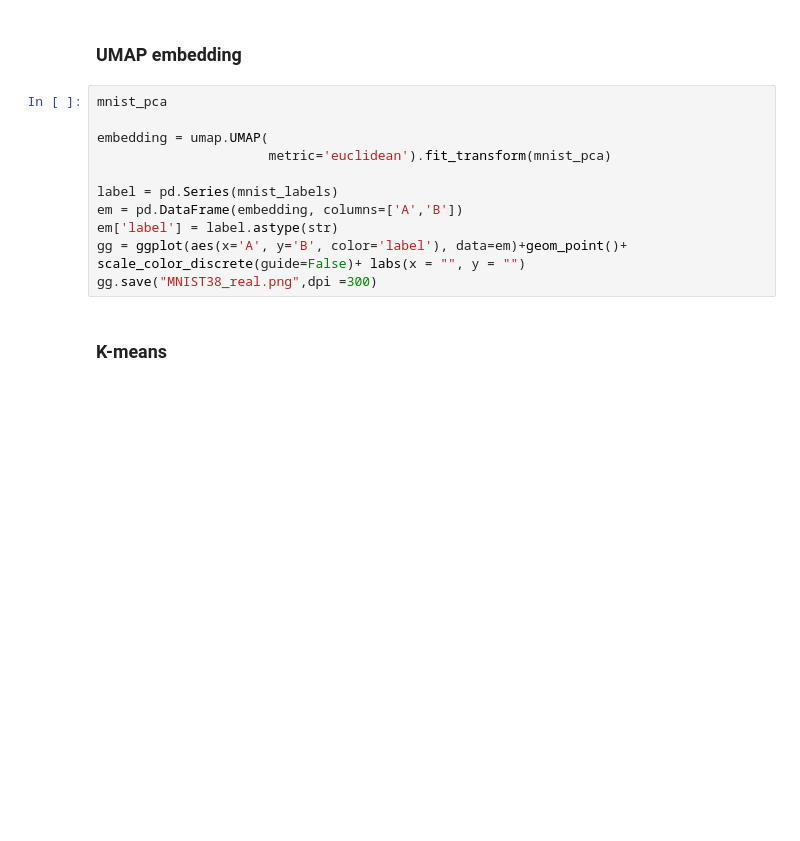
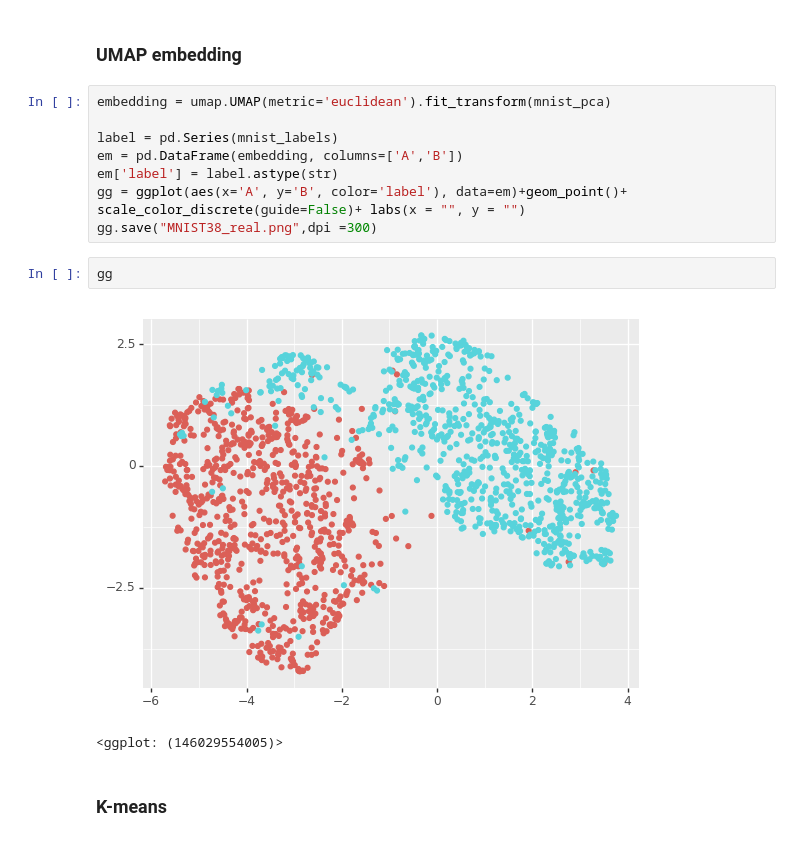
Before and after one commit to violetr/fem, a Jupyter notebook: python/experiments-MNIST.ipynb, the cells around one changed output. Drawn from its saved outputs; the diff is of its cells as text; blank space fills up the shorter version.

```diff
--- a/python/experiments-MNIST.ipynb
+++ b/python/experiments-MNIST.ipynb
@@ -119,16 +93,18 @@ plt.imshow((mnist_raw.iloc[0, :].values).reshape((28,28)), cmap="binary")
 # %% [markdown]
 ### UMAP embedding
 # %%
-mnist_pca
-
-embedding = umap.UMAP(
-                      metric='euclidean').fit_transform(mnist_pca)
+embedding = umap.UMAP(metric='euclidean').fit_transform(mnist_pca)
 
 label = pd.Series(mnist_labels)
 em = pd.DataFrame(embedding, columns=['A','B'])
 em['label'] = label.astype(str)
 gg = ggplot(aes(x='A', y='B', color='label'), data=em)+geom_point()+ scale_color_discrete(guide=False)+ labs(x = "", y = "")
 gg.save("MNIST38_real.png",dpi =300)
+# %%
+gg
+# %% [output]
+[figure, added]
+<ggplot: (146029554005)>
 # %% [markdown]
 ### K-means
 # %%
```
Also changed, not shown: parts of 65 cells of this notebook, 2 other files.
